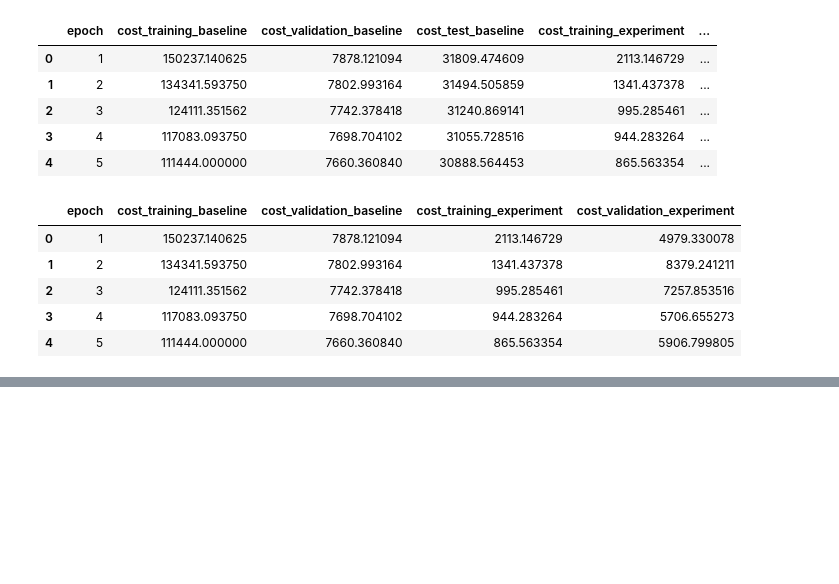
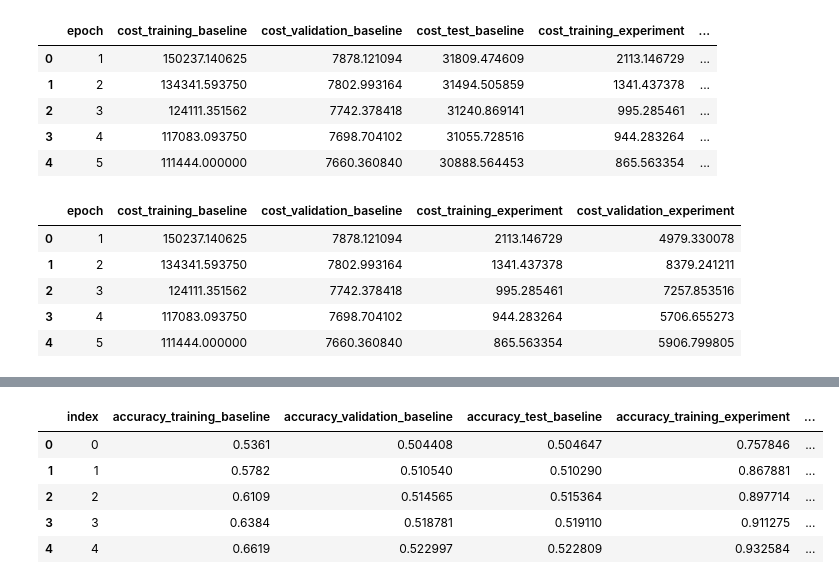
Before and after one commit to xhosaBoy/optimised-neural-tensor-network, a Jupyter notebook: notebooks/Wordnet_Results.ipynb, the cells around one changed output, grey strips where cells are left out. Drawn from its saved outputs; the diff is of its cells as text; code cells hidden in the pictures; blank space fills up the shorter version.

```diff
--- a/notebooks/Wordnet_Results.ipynb
+++ b/notebooks/Wordnet_Results.ipynb
@@ -71,0 +80,3 @@ results.head()
+# %%
+path = get_path('rntn_train_validate_and_test_wordnet_accuracy.csv', 'results')
+path
@@ -71,0 +85,3 @@ results.head()
+# %%
+results_accuracy = pd.read_csv(path)
+results_accuracy.head()
@@ -71,0 +95,10 @@ results.head()
+# %%
+results_accuracy = results_accuracy.reset_index()
+results_accuracy.head()
+# %% [output]
+|  | index | accuracy_training_baseline | accuracy_validation_baseline | accuracy_test_baseline | accuracy_training_experiment | ... |
+| 0 | 0 | 0.5361 | 0.504408 | 0.504647 | 0.757846 | ... |
+| 1 | 1 | 0.5782 | 0.510540 | 0.510290 | 0.867881 | ... |
+| 2 | 2 | 0.6109 | 0.514565 | 0.515364 | 0.897714 | ... |
+| 3 | 3 | 0.6384 | 0.518781 | 0.519110 | 0.911275 | ... |
+| 4 | 4 | 0.6619 | 0.522997 | 0.522809 | 0.932584 | ... |
```
Also changed, not shown: parts of 14 cells of this notebook, 2 other files.
